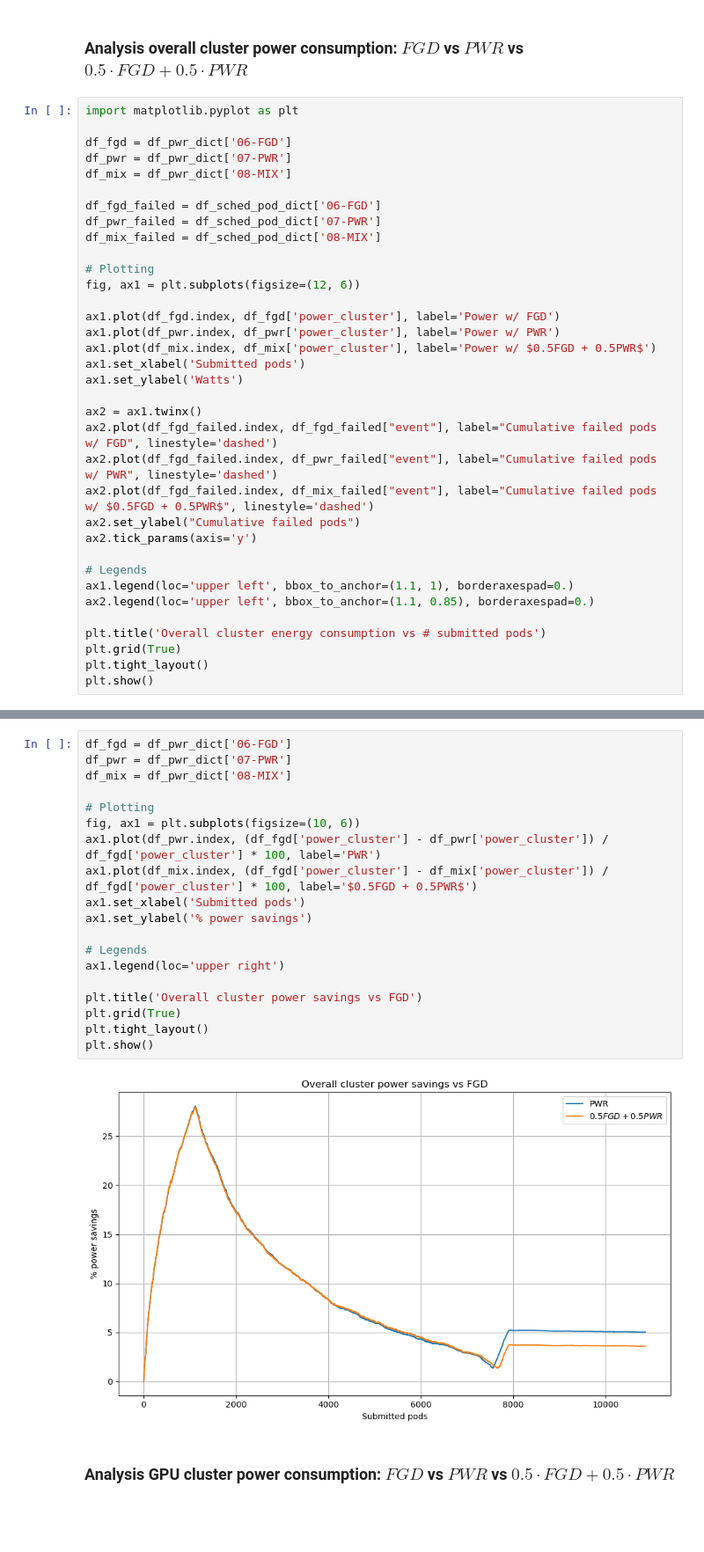
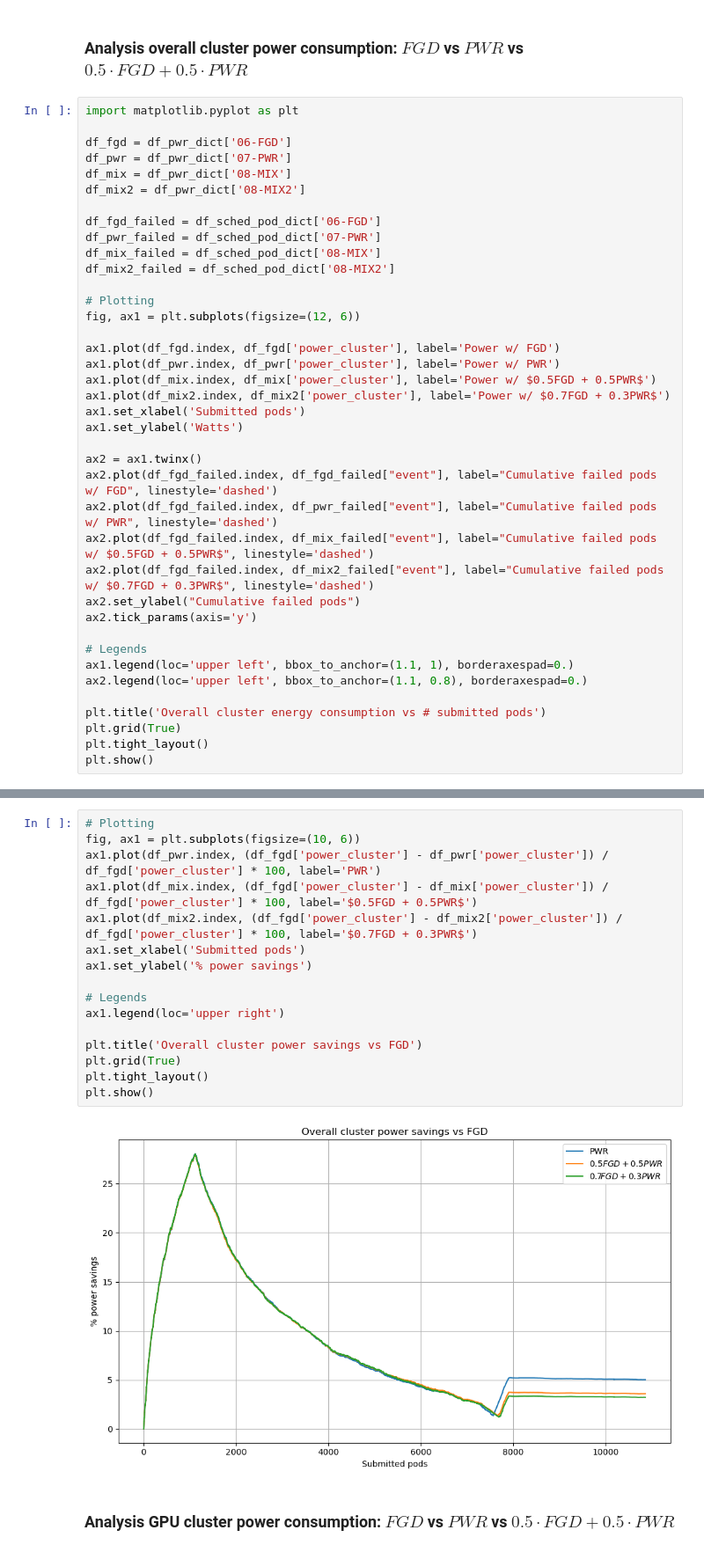
Before and after one commit to Fr4nz83/PWR-plugin-kubernetes, a Jupyter notebook: experiments/Simple power consumption analysis.ipynb, the cells around one changed output, grey strips where cells are left out. Shown at 88% size. Drawn from its saved outputs; the diff is of its cells as text; blank space fills up the shorter version.

```diff
--- a/experiments/Simple power consumption analysis.ipynb
+++ b/experiments/Simple power consumption analysis.ipynb
@@ -45,10 +45,12 @@ import matplotlib.pyplot as plt
 df_fgd = df_pwr_dict['06-FGD']
 df_pwr = df_pwr_dict['07-PWR']
 df_mix = df_pwr_dict['08-MIX']
+df_mix2 = df_pwr_dict['08-MIX2']
 
 df_fgd_failed = df_sched_pod_dict['06-FGD']
 df_pwr_failed = df_sched_pod_dict['07-PWR']
 df_mix_failed = df_sched_pod_dict['08-MIX']
+df_mix2_failed = df_sched_pod_dict['08-MIX2']
 
 # Plotting
 fig, ax1 = plt.subplots(figsize=(12, 6))
@@ -56,6 +58,7 @@ fig, ax1 = plt.subplots(figsize=(12, 6))
 ax1.plot(df_fgd.index, df_fgd['power_cluster'], label='Power w/ FGD')
 ax1.plot(df_pwr.index, df_pwr['power_cluster'], label='Power w/ PWR')
 ax1.plot(df_mix.index, df_mix['power_cluster'], label='Power w/ $0.5FGD + 0.5PWR$')
+ax1.plot(df_mix2.index, df_mix2['power_cluster'], label='Power w/ $0.7FGD + 0.3PWR$')
 ax1.set_xlabel('Submitted pods')
 ax1.set_ylabel('Watts')
 
@@ -63,12 +66,13 @@ ax2 = ax1.twinx()
 ax2.plot(df_fgd_failed.index, df_fgd_failed["event"], label="Cumulative failed pods w/ FGD", linestyle='dashed')
 ax2.plot(df_fgd_failed.index, df_pwr_failed["event"], label="Cumulative failed pods w/ PWR", linestyle='dashed')
 ax2.plot(df_fgd_failed.index, df_mix_failed["event"], label="Cumulative failed pods w/ $0.5FGD + 0.5PWR$", linestyle='dashed')
+ax2.plot(df_fgd_failed.index, df_mix2_failed["event"], label="Cumulative failed pods w/ $0.7FGD + 0.3PWR$", linestyle='dashed')
 ax2.set_ylabel("Cumulative failed pods")
 ax2.tick_params(axis='y')
 
 # Legends
 ax1.legend(loc='upper left', bbox_to_anchor=(1.1, 1), borderaxespad=0.)
-ax2.legend(loc='upper left', bbox_to_anchor=(1.1, 0.85), borderaxespad=0.)
+ax2.legend(loc='upper left', bbox_to_anchor=(1.1, 0.8), borderaxespad=0.)
 
 plt.title('Overall cluster energy consumption vs # submitted pods')
 plt.grid(True)
@@ -79,24 +83,21 @@ plt.show()
 # %%
-df_fgd = df_pwr_dict['06-FGD']
-df_pwr = df_pwr_dict['07-PWR']
-df_mix = df_pwr_dict['08-MIX']
-
 # Plotting
 fig, ax1 = plt.subplots(figsize=(10, 6))
 ax1.plot(df_pwr.index, (df_fgd['power_cluster'] - df_pwr['power_cluster']) / df_fgd['power_cluster'] * 100, label='PWR')
 ax1.plot(df_mix.index, (df_fgd['power_cluster'] - df_mix['power_cluster']) / df_fgd['power_cluster'] * 100, label='$0.5FGD + 0.5PWR$')
+ax1.plot(df_mix2.index, (df_fgd['power_cluster'] - df_mix2['power_cluster']) / df_fgd['power_cluster'] * 100, label='$0.7FGD + 0.3PWR$')
 ax1.set_xlabel('Submitted pods')
 ax1.set_ylabel('% power savings')
 
 # Legends
 ax1.legend(loc='upper right')
 
 plt.title('Overall cluster power savings vs FGD')
 plt.grid(True)
 plt.tight_layout()
 plt.show()
 # %% [output]
-[figure, old version]
+[figure, new version]
 # %% [markdown]
 ### Analysis GPU cluster power consumption: $FGD$ vs $PWR$ vs $0.5 \cdot FGD + 0.5 \cdot PWR$
 # %%
```
Also changed, not shown: parts of 5 cells of this notebook.
